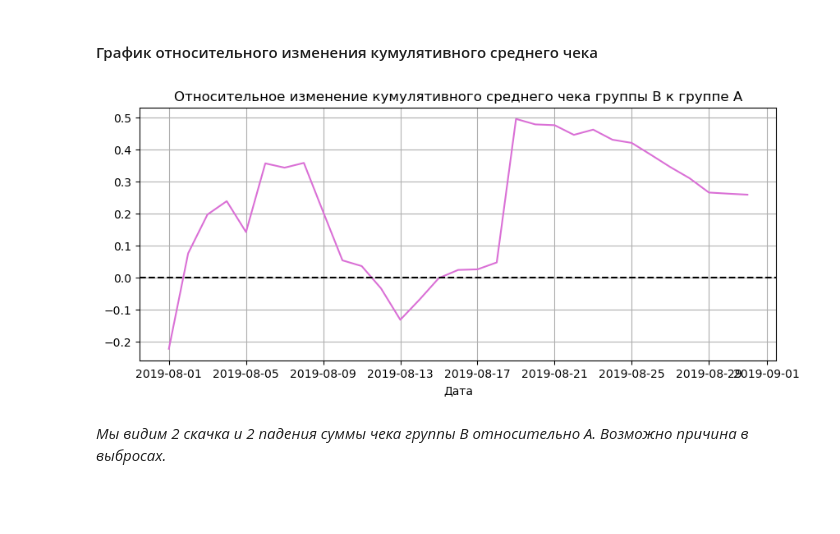
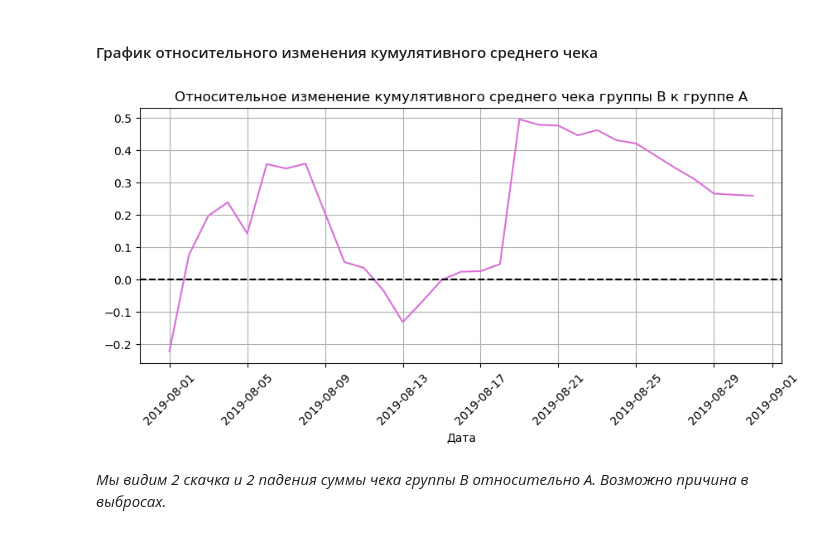
Before and after one commit to Wrynn31/-, a Jupyter notebook: hypothesis testing and ab testing/Приоритезация гипотез и ab тест.ipynb, the cells around one changed output. Drawn from its saved outputs; the diff is of its cells as text; code cells hidden in the pictures; blank space fills up the shorter version.

```diff
--- a/hypothesis testing and ab testing/Приоритезация гипотез и ab тест.ipynb
+++ b/hypothesis testing and ab testing/Приоритезация гипотез и ab тест.ipynb
@@ -311,16 +313,17 @@ plt.show()
 # %%
 mergedCummulativeData = cummulativeDataA.merge(cummulativeDataB, left_on='date', right_on='date', suffixes=['A', 'B'])
 plt.figure(figsize=(10,4))
 plt.plot(mergedCummulativeData['date'], ((mergedCummulativeData['revenueB']/mergedCummulativeData['ordersB'])/
                                        (mergedCummulativeData['revenueA']/mergedCummulativeData['ordersA'])-1)
         , color = 'orchid')
 plt.axhline(y=0, color='black', linestyle = '--')
 plt.title('Относительное изменение кумулятивного среднего чека группы B к группе A')
 plt.xlabel('Дата')
+plt.xticks(rotation=45)
 plt.grid()
 plt.show()
 # %% [output]
-[figure, old version]
+[figure, new version]
 # %% [markdown]
 <em> Мы видим 2 скачка и 2 падения суммы чека группы B относительно А. Возможно причина в выбросах.
 # %% [markdown]
```
Also changed, not shown: parts of 4 cells of this notebook.
